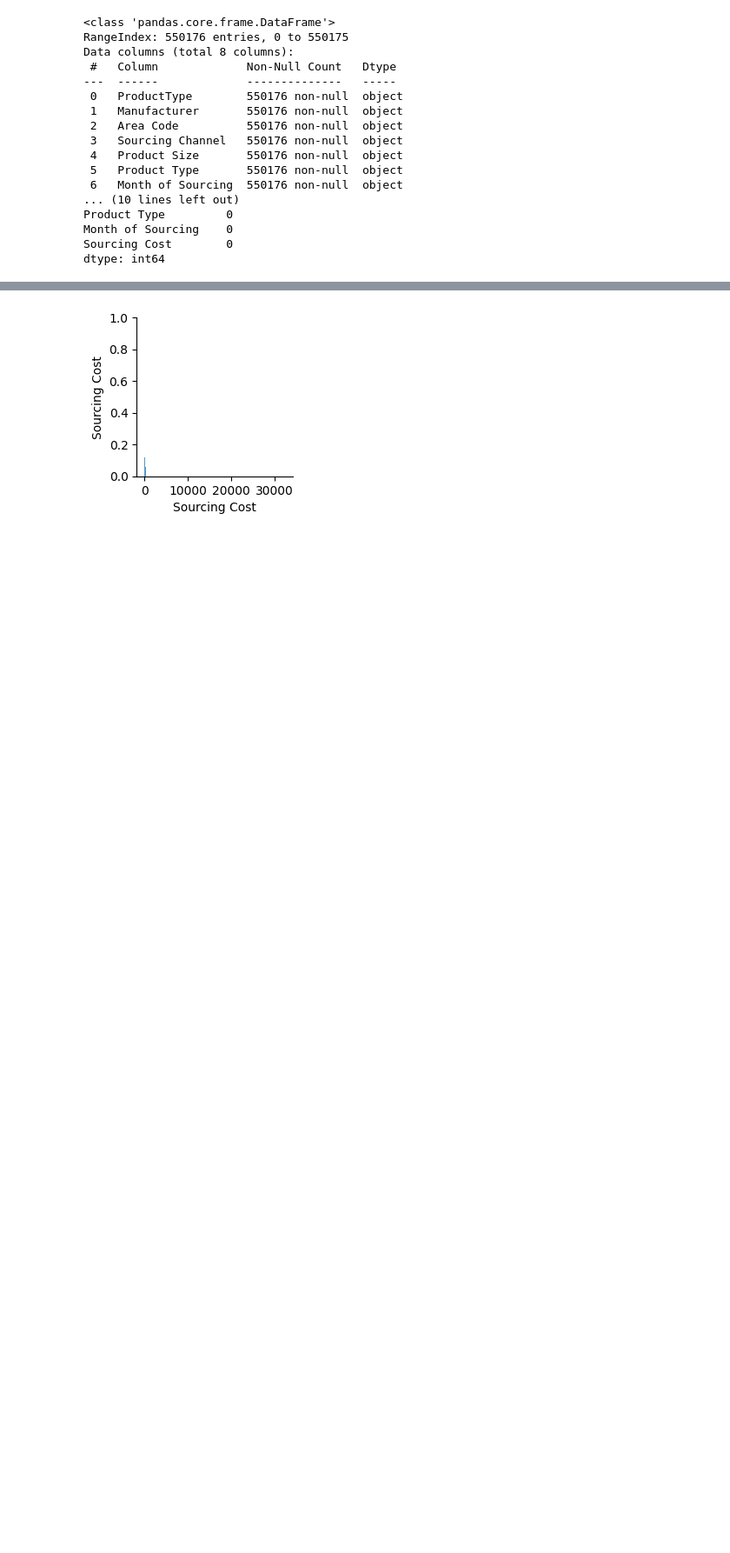
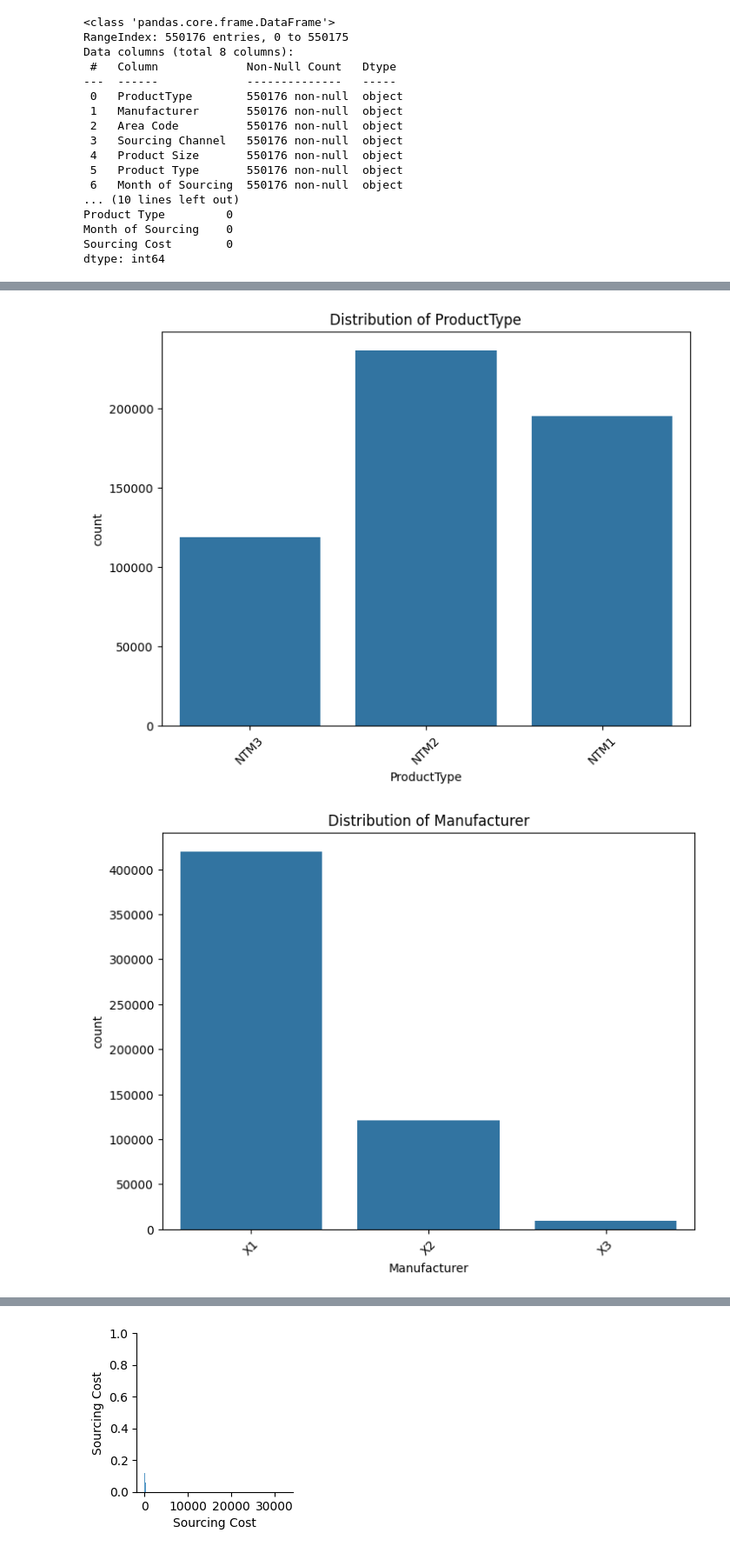
Before and after one commit to aarohisp/Aarohi_AIML-Coding-challenge, a Jupyter notebook: DS_ML_coding_challenge.ipynb, the cells around one changed output, grey strips where cells are left out. Shown at 87% size. Drawn from its saved outputs; the diff is of its cells as text; code cells hidden in the pictures; blank space fills up the shorter version.

```diff
--- a/DS_ML_coding_challenge.ipynb
+++ b/DS_ML_coding_challenge.ipynb
@@ -78,0 +127,12 @@ Exloring the Statistics of the target variable
+# %%
+# Visualizing distributions of categorical variables
+categorical_columns = ['ProductType', 'Manufacturer', 'Area Code', 'Sourcing Channel', 'Product Size', 'Product Type']
+for column in categorical_columns:
+    plt.figure(figsize=(8, 6))
+    sns.countplot(data=df, x=column)
+    plt.title(f'Distribution of {column}')
+    plt.xticks(rotation=45)
+    plt.show()
+# %% [output]
+[figure, added]
+[figure, added]
```
Also changed, not shown: parts of 60 cells of this notebook.
